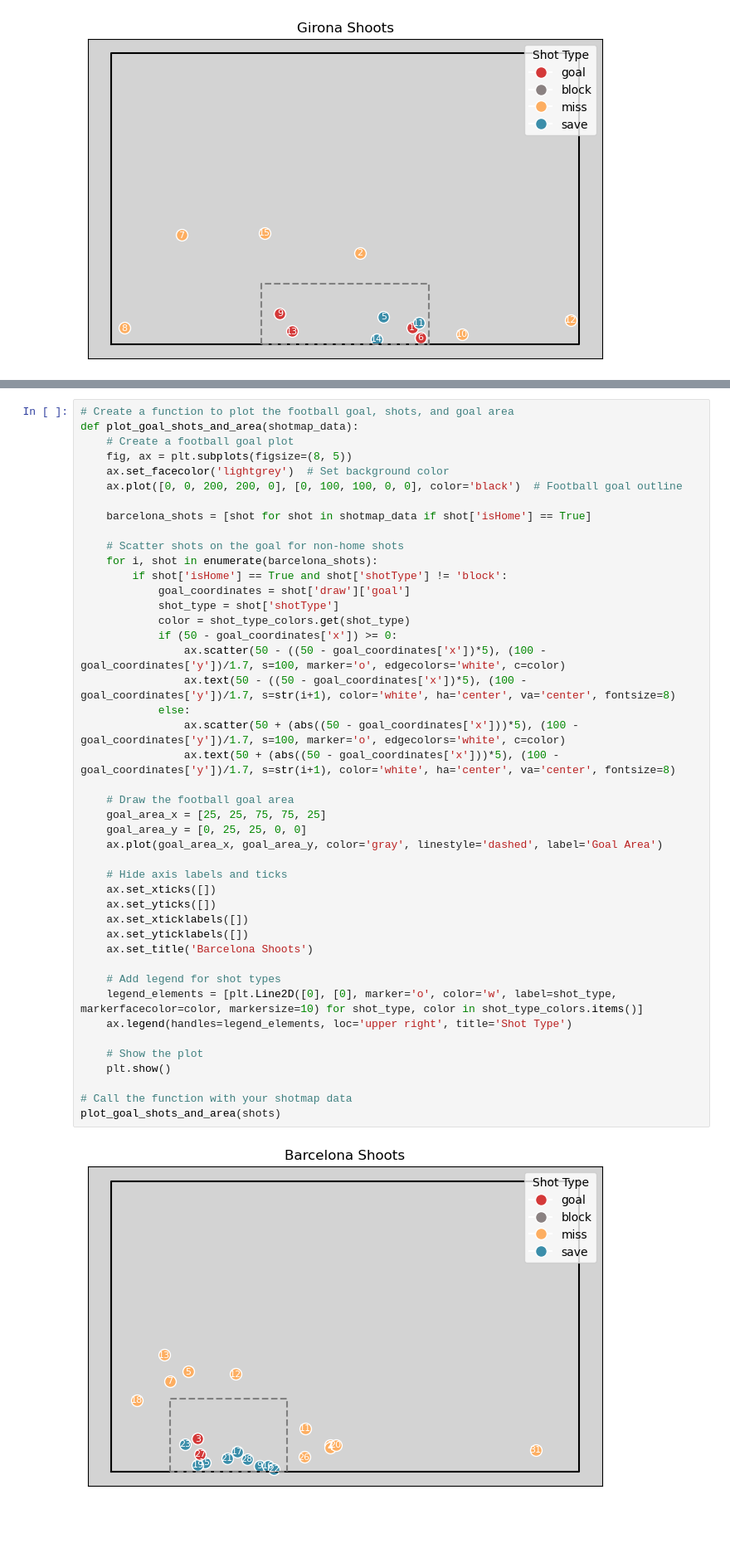
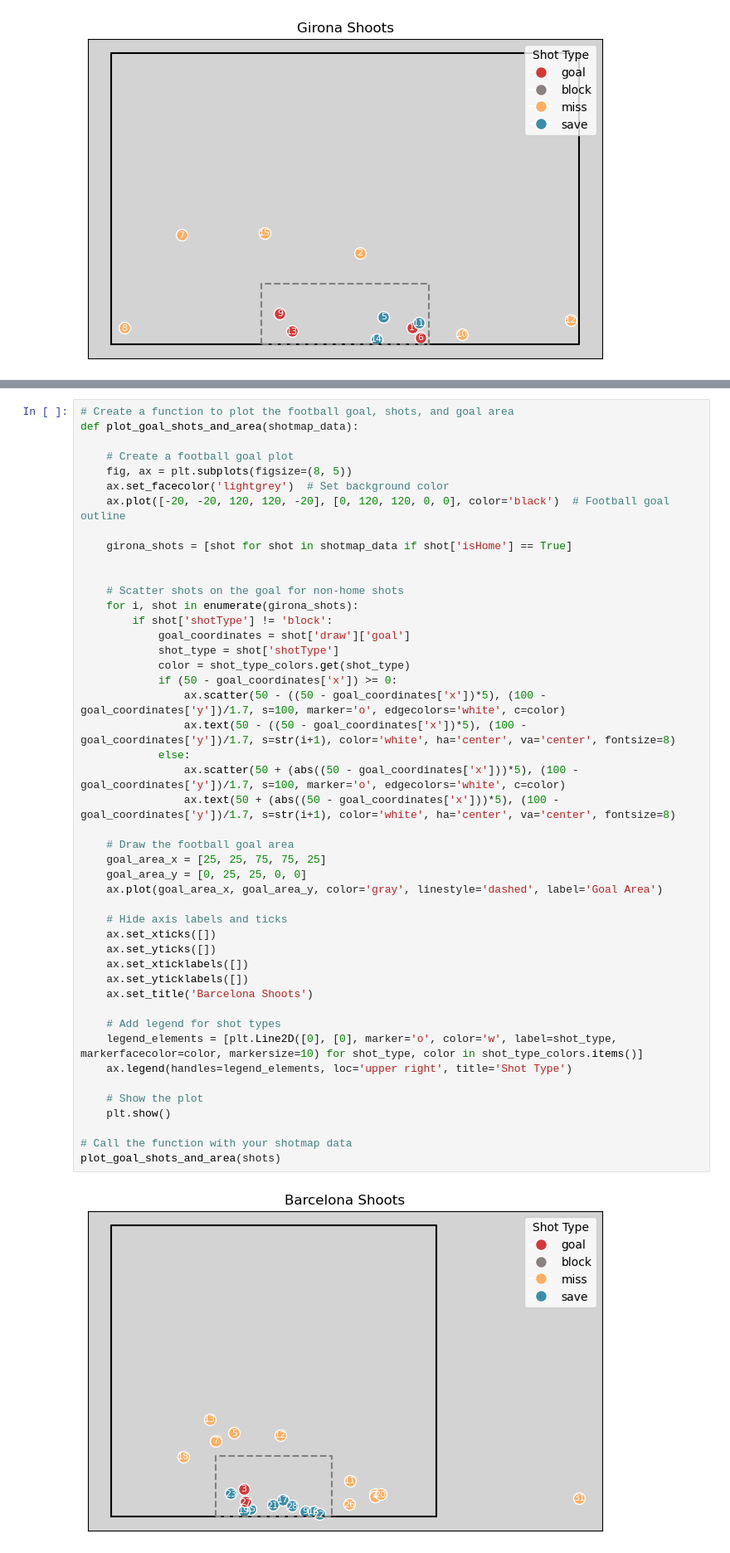
Before and after one commit to Football-Analytics-UCU/Girona, a Jupyter notebook: shot_visualisation.ipynb, the cells around one changed output, grey strips where cells are left out. Shown: that part at 83% size. Cells and saved outputs as stored; diff of their text form; blank space fills up the shorter version.

Commit message:
Fix shot visualisation

```diff
--- a/shot_visualisation.ipynb
+++ b/shot_visualisation.ipynb
@@ -209,46 +211,48 @@ plt.show()
 # %%
 # Create a function to plot the football goal, shots, and goal area
 def plot_goal_shots_and_area(shotmap_data):
+
     # Create a football goal plot
     fig, ax = plt.subplots(figsize=(8, 5))
     ax.set_facecolor('lightgrey')  # Set background color
-    ax.plot([0, 0, 200, 200, 0], [0, 100, 100, 0, 0], color='black')  # Football goal outline
+    ax.plot([-20, -20, 120, 120, -20], [0, 120, 120, 0, 0], color='black')  # Football goal outline
 
-    barcelona_shots = [shot for shot in shotmap_data if shot['isHome'] == True]
+    girona_shots = [shot for shot in shotmap_data if shot['isHome'] == True]
+
 
     # Scatter shots on the goal for non-home shots
-    for i, shot in enumerate(barcelona_shots):
-        if shot['isHome'] == True and shot['shotType'] != 'block':
+    for i, shot in enumerate(girona_shots):
+        if shot['shotType'] != 'block':
             goal_coordinates = shot['draw']['goal']
             shot_type = shot['shotType']
             color = shot_type_colors.get(shot_type)
             if (50 - goal_coordinates['x']) >= 0:
                 ax.scatter(50 - ((50 - goal_coordinates['x'])*5), (100 - goal_coordinates['y'])/1.7, s=100, marker='o', edgecolors='white', c=color)
                 ax.text(50 - ((50 - goal_coordinates['x'])*5), (100 - goal_coordinates['y'])/1.7, s=str(i+1), color='white', ha='center', va='center', fontsize=8)
             else:
                 ax.scatter(50 + (abs((50 - goal_coordinates['x']))*5), (100 - goal_coordinates['y'])/1.7, s=100, marker='o', edgecolors='white', c=color)
                 ax.text(50 + (abs((50 - goal_coordinates['x']))*5), (100 - goal_coordinates['y'])/1.7, s=str(i+1), color='white', ha='center', va='center', fontsize=8)
 
     # Draw the football goal area
     goal_area_x = [25, 25, 75, 75, 25]
     goal_area_y = [0, 25, 25, 0, 0]
     ax.plot(goal_area_x, goal_area_y, color='gray', linestyle='dashed', label='Goal Area')
 
     # Hide axis labels and ticks
     ax.set_xticks([])
     ax.set_yticks([])
     ax.set_xticklabels([])
     ax.set_yticklabels([])
     ax.set_title('Barcelona Shoots')
 
     # Add legend for shot types
     legend_elements = [plt.Line2D([0], [0], marker='o', color='w', label=shot_type, markerfacecolor=color, markersize=10) for shot_type, color in shot_type_colors.items()]
     ax.legend(handles=legend_elements, loc='upper right', title='Shot Type')
 
     # Show the plot
     plt.show()
 
 # Call the function with your shotmap data
 plot_goal_shots_and_area(shots)
 # %% [output]
-[figure, old version]
+[figure, new version]
```
Also changed, not shown: parts of 1 cell of this notebook.
